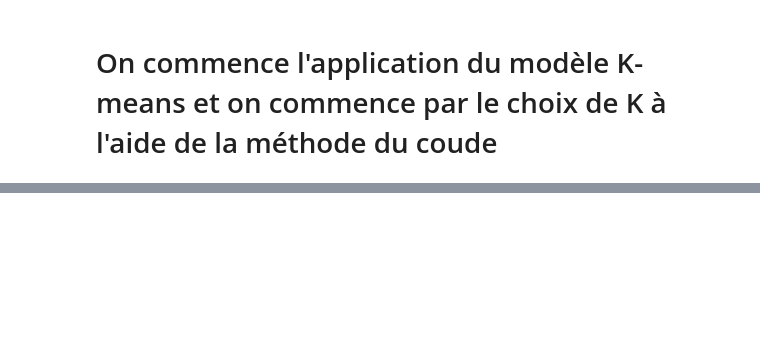
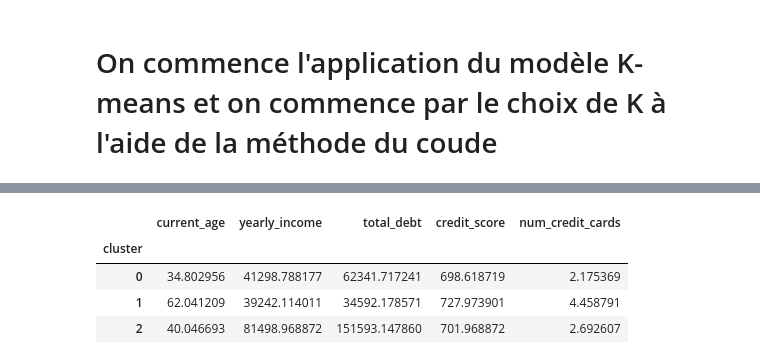
Before and after one commit to rimlahrech05-66/clustering, a Jupyter notebook: data.ipynb, the cells around one changed output, grey strips where cells are left out. Cells and saved outputs as stored; diff of their text form; code cells hidden in the pictures; blank space fills up the shorter version.

```diff
--- a/data.ipynb
+++ b/data.ipynb
@@ -214,0 +292,6 @@ for k in range(1, 11):
+# %%
+from sklearn.cluster import KMeans
+
+kmeans = KMeans(n_clusters=3, random_state=42)
+
+kmeans.fit(X_scaled)
@@ -214,0 +300,3 @@ for k in range(1, 11):
+# %%
+# Associer chaque client au cluster correspondant
+X["cluster"] = kmeans.predict(X_scaled)
@@ -214,0 +321,14 @@ for k in range(1, 11):
+# %%
+X.groupby("cluster")[[
+    "current_age",
+    "yearly_income",
+    "total_debt",
+    "credit_score",
+    "num_credit_cards"
+]].mean()
+# %% [output]
+|  | current_age | yearly_income | total_debt | credit_score | num_credit_cards |
+| cluster |  |  |  |  |  |
+| 0 | 34.802956 | 41298.788177 | 62341.717241 | 698.618719 | 2.175369 |
+| 1 | 62.041209 | 39242.114011 | 34592.178571 | 727.973901 | 4.458791 |
+| 2 | 40.046693 | 81498.968872 | 151593.147860 | 701.968872 | 2.692607 |
```
Also changed, not shown: parts of 11 cells of this notebook.
